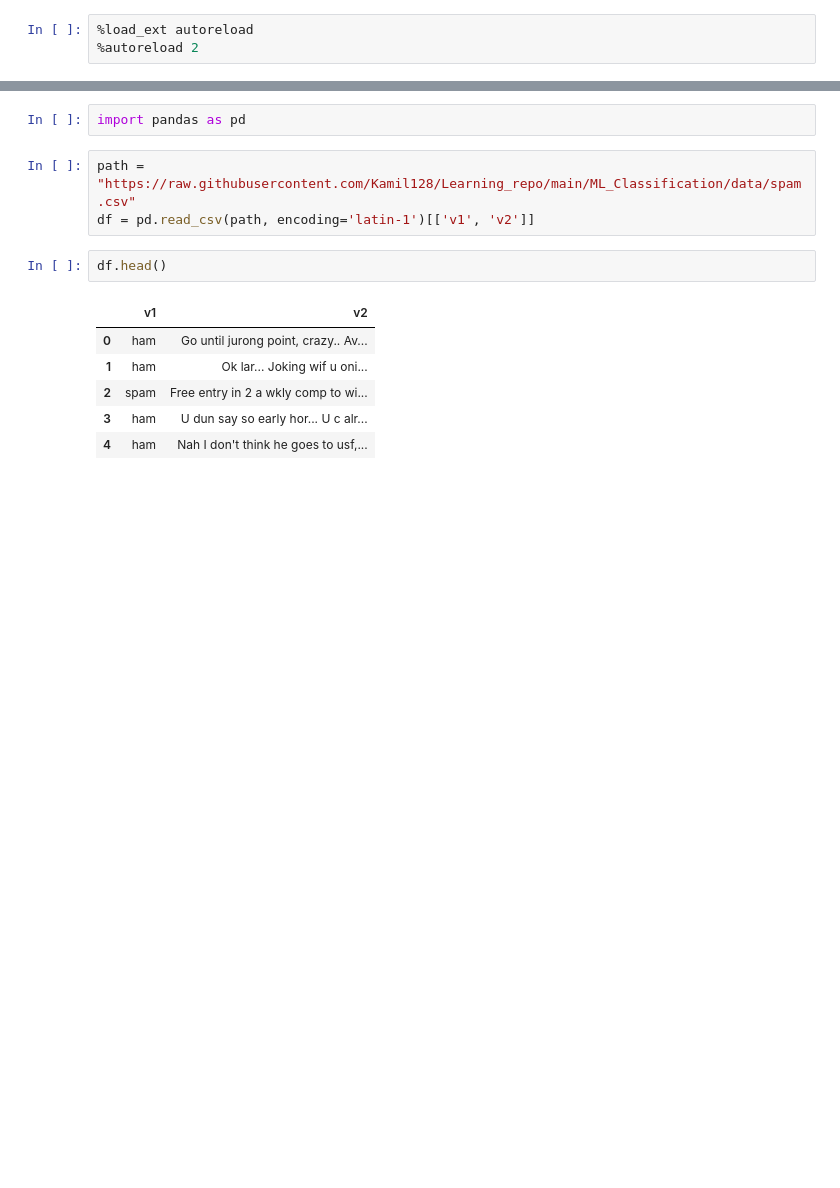
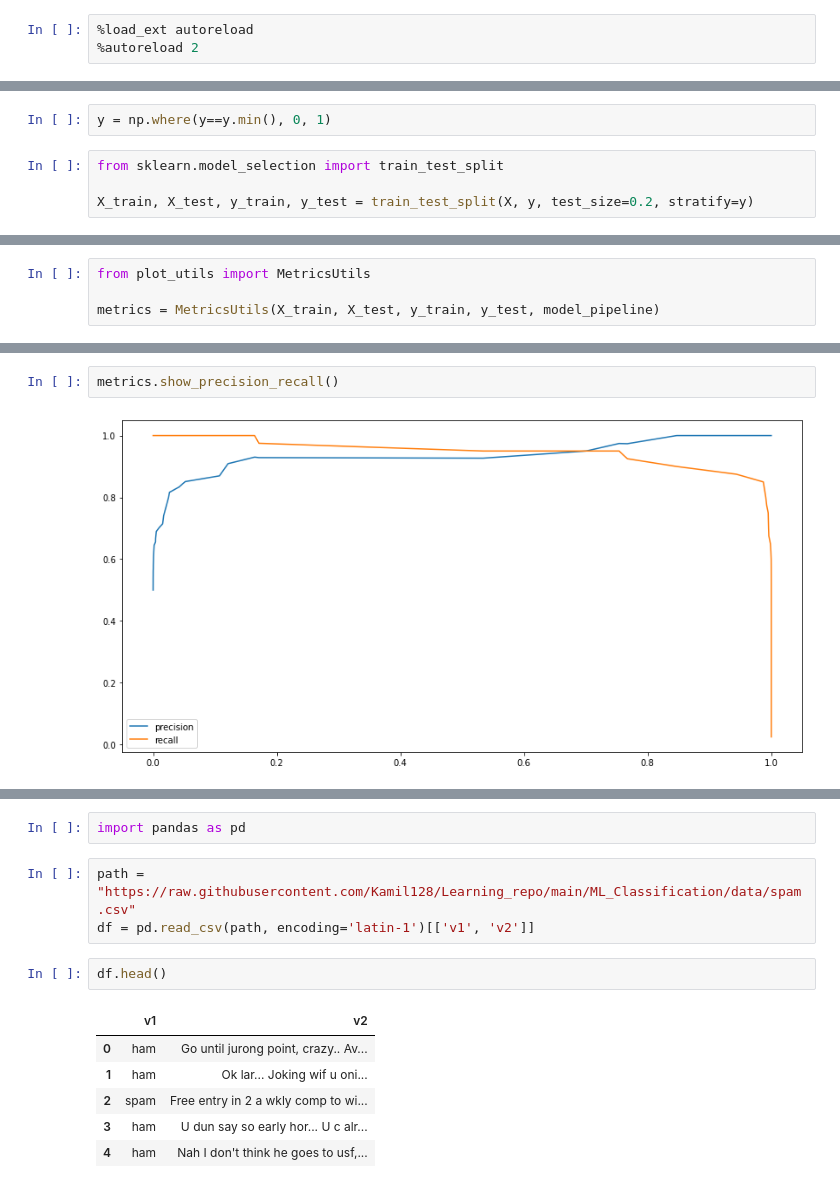
Before and after one commit to Kamil128/Training_DS_Classification, a Jupyter notebook: 5_Naive Bayes.ipynb, the cells around one changed output, grey strips where cells are left out. Drawn from its saved outputs; the diff is of its cells as text; blank space fills up the shorter version.

```diff
--- a/5_Naive Bayes.ipynb
+++ b/5_Naive Bayes.ipynb
@@ -3,0 +38,6 @@
+# %%
+y = np.where(y==y.min(), 0, 1)
+# %%
+from sklearn.model_selection import train_test_split
+
+X_train, X_test, y_train, y_test = train_test_split(X, y, test_size=0.2, stratify=y)
@@ -3,0 +62,4 @@
+# %%
+from plot_utils import MetricsUtils
+
+metrics = MetricsUtils(X_train, X_test, y_train, y_test, model_pipeline)
@@ -3,0 +96,4 @@
+# %%
+metrics.show_precision_recall()
+# %% [output]
+[figure, added]
```
Also changed, not shown: parts of 18 cells of this notebook, 15 other files.
